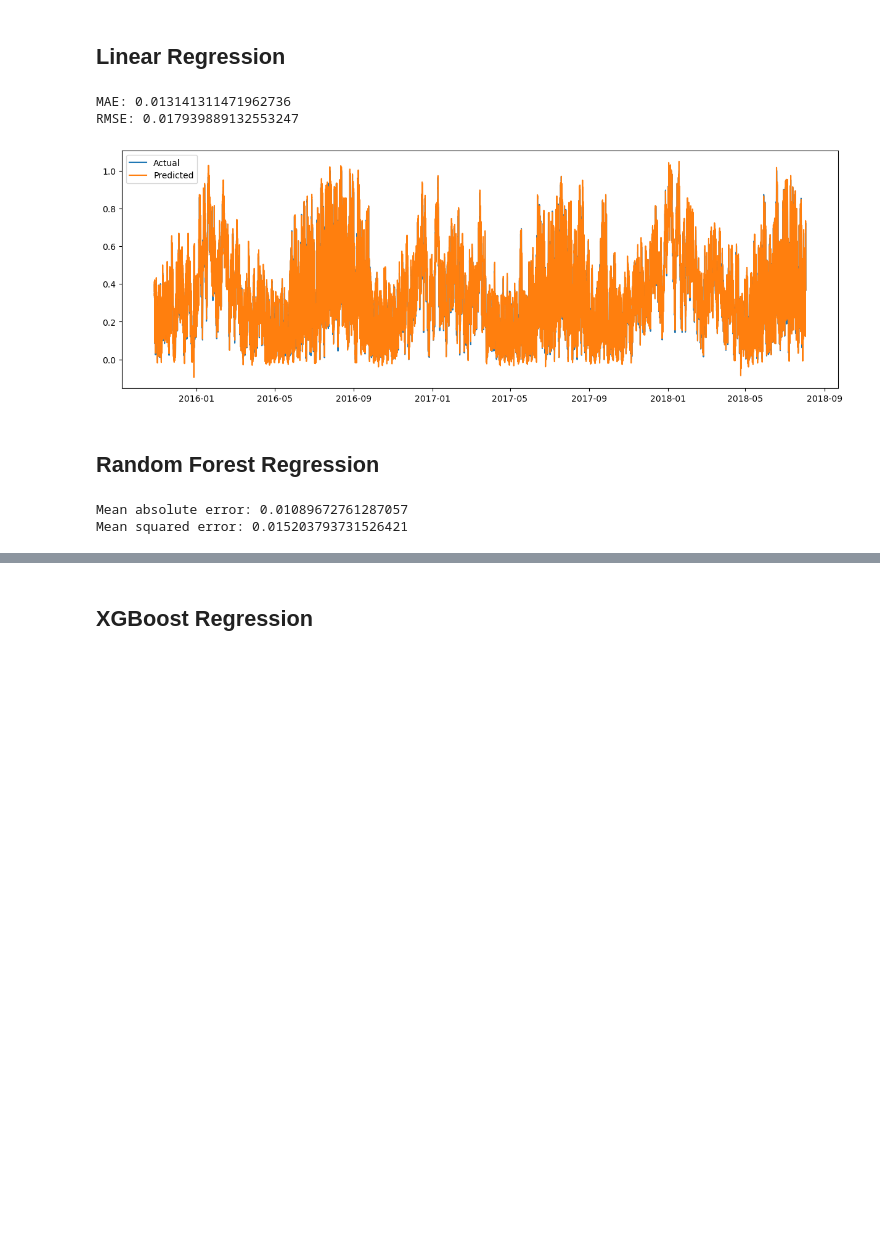
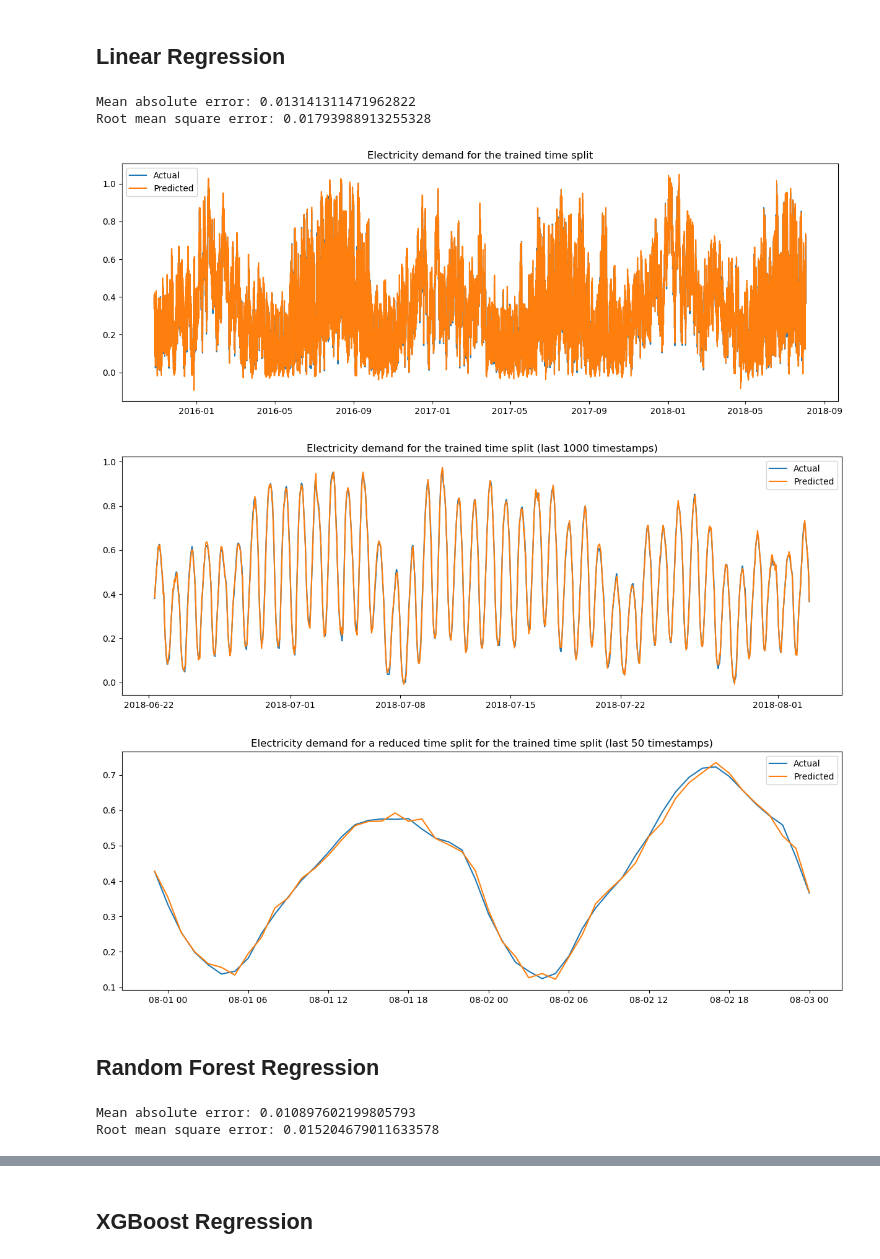
Before and after one commit to mruifer/Electricity-demand-forecast, a Jupyter notebook: notebooks/03_modeling.ipynb, the cells around one changed output, grey strips where cells are left out. Drawn from its saved outputs; the diff is of its cells as text; code cells hidden in the pictures; blank space fills up the shorter version.

```diff
--- a/notebooks/03_modeling.ipynb
+++ b/notebooks/03_modeling.ipynb
@@ -46,18 +46,35 @@ model.fit(X_train, y_train)
 y_pred = model.predict(X_test)
 
 print("Mean absolute error:", mean_absolute_error(y_test, y_pred))
-print("Mean squared error:", np.sqrt(mean_squared_error(y_test, y_pred)))
+print("Root mean square error:", np.sqrt(mean_squared_error(y_test, y_pred)))
 # %% [output]
-MAE: 0.013141311471962736
-RMSE: 0.017939889132553247
+Mean absolute error: 0.013141311471962822
+Root mean square error: 0.01793988913255328
 # %%
 plt.figure(figsize=(15,5))
 plt.plot(df.index[train_size:], y_test, label="Actual")
 plt.plot(df.index[train_size:], y_pred, label="Predicted")
+plt.title("Electricity demand for the trained time split")
 plt.legend()
 plt.show()
+
+plt.figure(figsize=(15,5))
+plt.plot(df.index[-1000:], y_test[-1000:], label="Actual")
+plt.plot(df.index[-1000:], y_pred[-1000:], label="Predicted")
+plt.title("Electricity demand for the trained time split (last 1000 timestamps)")
+plt.legend()
+plt.show()
+
+plt.figure(figsize=(15,5))
+plt.plot(df.index[-50:], y_test[-50:], label="Actual")
+plt.plot(df.index[-50:], y_pred[-50:], label="Predicted")
+plt.title("Electricity demand for a reduced time split for the trained time split (last 50 timestamps)")
+plt.legend()
+plt.show()
 # %% [output]
-[figure, old version]
+[figure, new version]
+[figure, added]
+[figure, added]
 # %% [markdown]
 ## Random Forest Regression
 # %%
@@ -68,10 +85,10 @@ model.fit(X_train, y_train)
 y_pred = model.predict(X_test)
 
 print("Mean absolute error:", mean_absolute_error(y_test, y_pred))
-print("Mean squared error:", np.sqrt(mean_squared_error(y_test, y_pred)))
+print("Root mean square error:", np.sqrt(mean_squared_error(y_test, y_pred)))
 # %% [output]
-Mean absolute error: 0.01089672761287057
-Mean squared error: 0.015203793731526421
+Mean absolute error: 0.010897602199805793
+Root mean square error: 0.015204679011633578
 # %%
 plt.figure(figsize=(15,5))
 plt.plot(df.index[train_size:], y_test, label="Actual")
```
Also changed, not shown: parts of 1 cell of this notebook.
